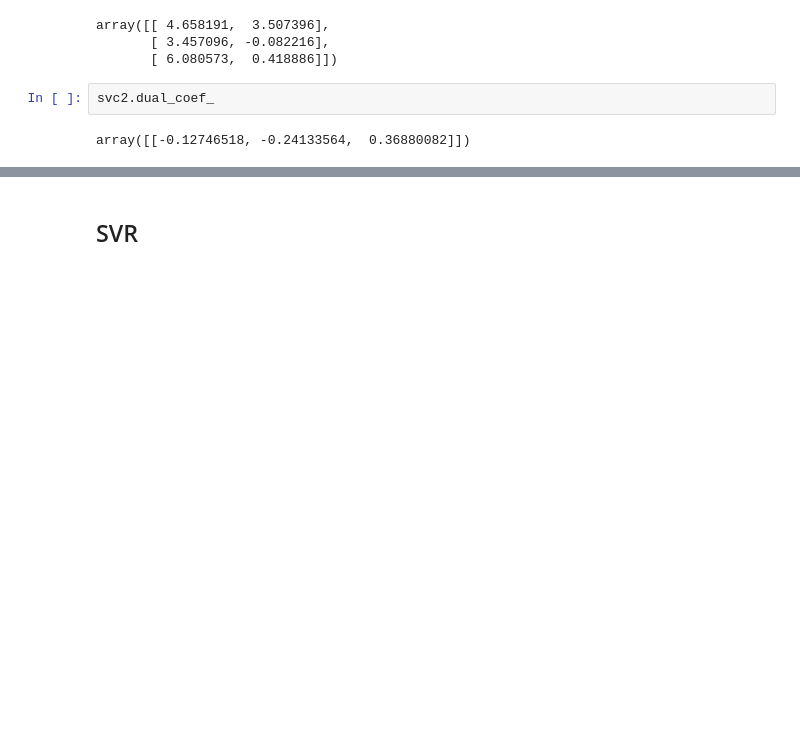
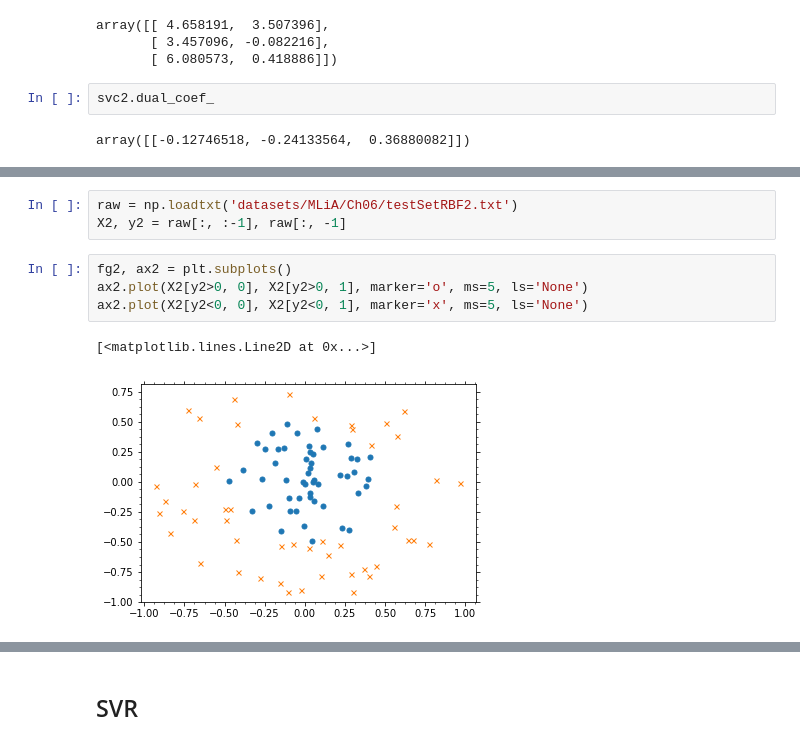
Before and after one commit to szqtc/MyMachineLearningNotes, a Jupyter notebook: 2_SVM.ipynb, the cells around one changed output, grey strips where cells are left out. Cells and saved outputs as stored; diff of their text form; blank space fills up the shorter version.

```diff
--- a/2_SVM.ipynb
+++ b/2_SVM.ipynb
@@ -564,0 +751,10 @@ fg1
+# %%
+raw = np.loadtxt('datasets/MLiA/Ch06/testSetRBF2.txt')
+X2, y2 = raw[:, :-1], raw[:, -1]
+# %%
+fg2, ax2 = plt.subplots()
+ax2.plot(X2[y2>0, 0], X2[y2>0, 1], marker='o', ms=5, ls='None')
+ax2.plot(X2[y2<0, 0], X2[y2<0, 1], marker='x', ms=5, ls='None')
+# %% [output]
+[<matplotlib.lines.Line2D at 0x...>]
+[figure, added]
```
Also changed, not shown: parts of 18 cells of this notebook, 1 other file.
